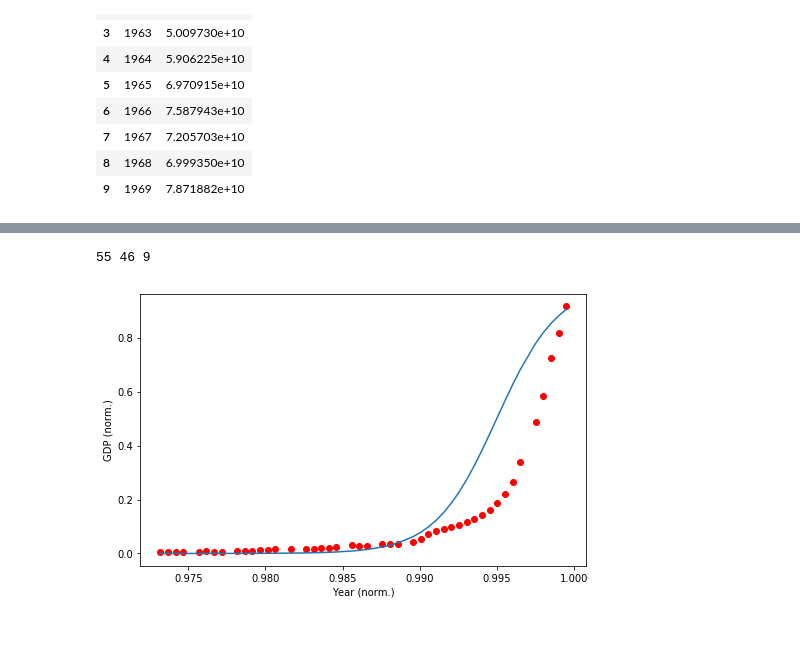
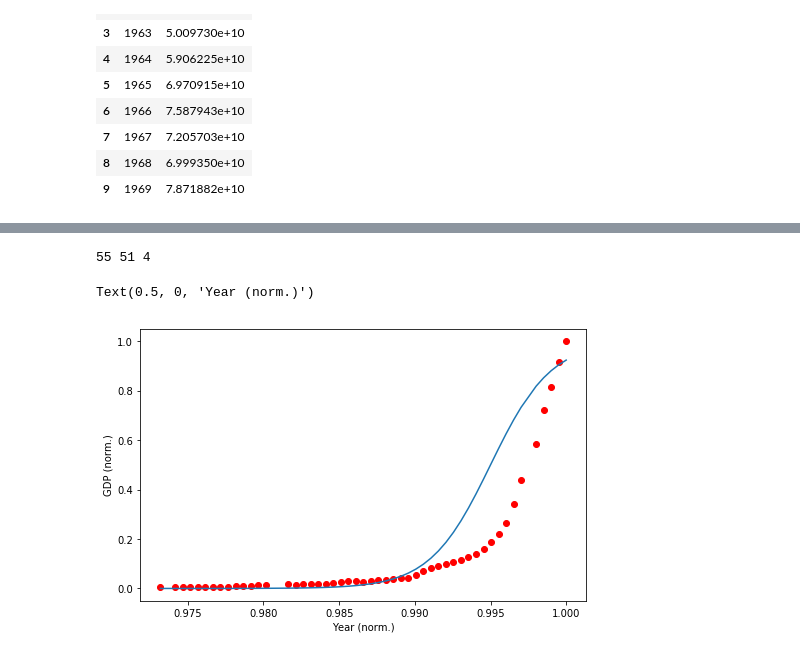
Before and after one commit to antoniovilela/examples-jupyter-notebook, a Jupyter notebook: examples-intro-python-ml/Examples-curve-fitting.ipynb, the cells around one changed output, grey strips where cells are left out. Drawn from its saved outputs; the diff is of its cells as text; code cells hidden in the pictures.

```diff
--- a/examples-intro-python-ml/Examples-curve-fitting.ipynb
+++ b/examples-intro-python-ml/Examples-curve-fitting.ipynb
@@ -87,26 +97,35 @@ plt.show()
 [figure]
 # %%
 msk = np.random.rand(len(x_data_norm)) < 0.8
-x_train = x_data_norm[msk]
-x_test  = x_data_norm[~msk]
-y_train = y_data_norm[msk]
-y_test  = y_data_norm[~msk]
-print (len(x_data_norm),len(x_train),len(x_test))
+#x_train = x_data_norm[msk]
+#x_test  = x_data_norm[~msk]
+#y_train = y_data_norm[msk]
+#y_test  = y_data_norm[~msk]
+x_train = x_data[msk]
+y_train = y_data[msk]
+x_test  = x_data[~msk]
+y_test  = y_data[~msk]
+
+x_train_norm = x_train / x_train.max()
+y_train_norm = y_train / y_train.max()
+
+print (len(x_data),len(x_train),len(x_test))
 
 plt.figure(figsize=(8,5))
-plt.plot(x_train, y_train, 'ro')
+plt.plot(x_train_norm, y_train_norm, 'ro')
 
 beta_1 = 500
 beta_2 = 0.995
 #logistic function
-y_pred_init = sigmoid(x_train, beta_1, beta_2)
+y_pred_init = sigmoid(x_train_norm, beta_1, beta_2)
 #plot initial prediction against datapoints
-plt.plot(x_train, y_pred_init)
+plt.plot(x_train_norm, y_pred_init)
 plt.ylabel('GDP (norm.)')
 plt.xlabel('Year (norm.)')
-plt.show()
+#plt.show()
 # %% [output]
-55 46 9
+55 51 4
+Text(0.5, 0, 'Year (norm.)')
-[figure, old version]
+[figure, new version]
 # %%
 from scipy.optimize import curve_fit
```
Also changed, not shown: parts of 6 cells of this notebook, 1 other file.
